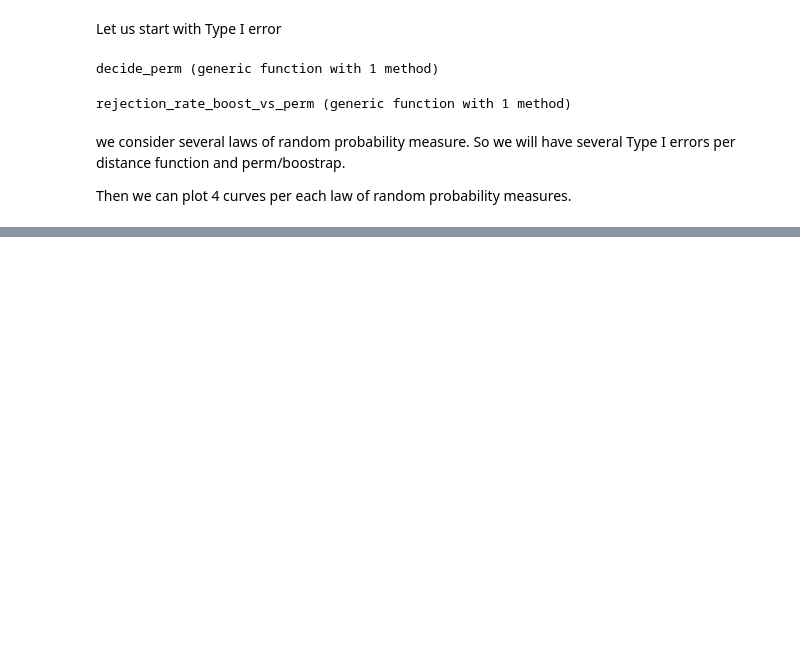
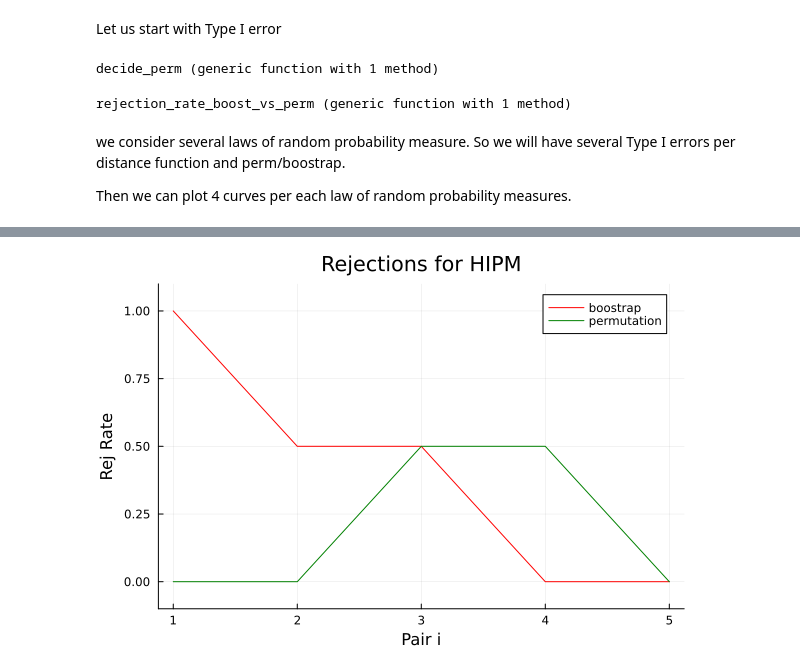
Before and after one commit to giorgikanchaveli/Two-samples-test, a Jupyter notebook: test.ipynb, the cells around one changed output, grey strips where cells are left out. Drawn from its saved outputs; the diff is of its cells as text; code cells hidden in the pictures; blank space fills up the shorter version.

```diff
--- a/test.ipynb
+++ b/test.ipynb
@@ -133,0 +215,4 @@ all_rejections = rejection_rates_boost_vs_perm.(qs)
+# %%
+fig_hipm
+# %% [output]
+[figure, added]
```
Also changed, not shown: parts of 12 cells of this notebook.
